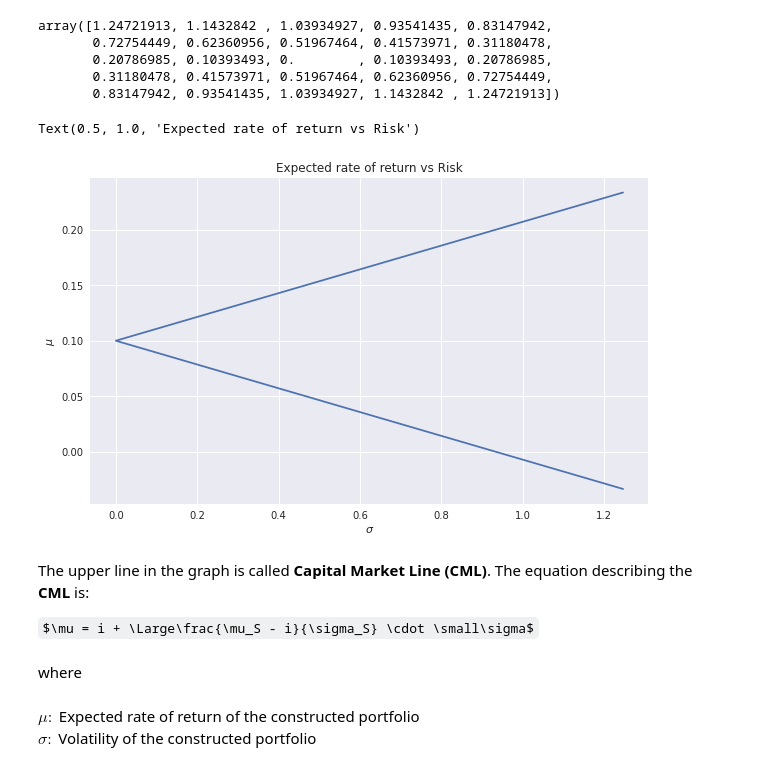
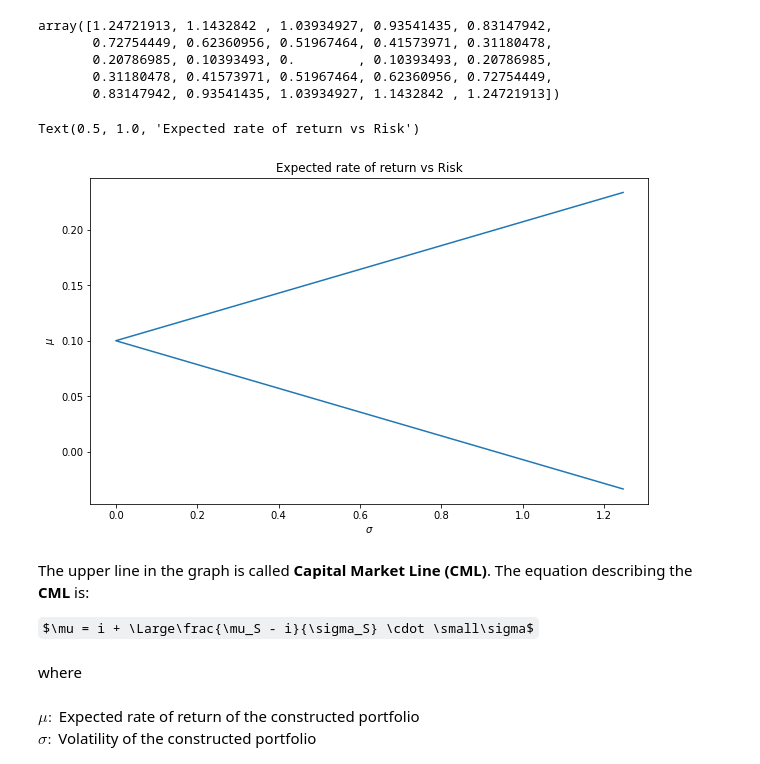
Before and after one commit to adevrent/TPQ_CPF, a Jupyter notebook: Financial Theory with Python/chapter3.ipynb, the cells around one changed output. Saved outputs shown, nothing was run; the diff lists cells and outputs as text; code cells hidden in the pictures; some formulas as TeX source.

```diff
--- a/Financial Theory with Python/chapter3.ipynb
+++ b/Financial Theory with Python/chapter3.ipynb
@@ -36,7 +36,6 @@ array([[19.86232075, 14.52355934, 11.85417864],
 # %%
 import matplotlib.pyplot as plt
 from mpl_toolkits.mplot3d import Axes3D
-plt.style.use("seaborn")
 # %%
 fig = plt.figure(figsize=(14, 10))  # an empty canvas is created
 ax = fig.add_subplot(111, projection="3d")  # A subplot for a 3d object is added.
@@ -271,15 +270,14 @@ array([1.24721913, 1.1432842 , 1.03934927, 0.93541435, 0.83147942,
        0.31180478, 0.41573971, 0.51967464, 0.62360956, 0.72754449,
        0.83147942, 0.93541435, 1.03934927, 1.1432842 , 1.24721913])
 # %%
-plt.style.use("seaborn")
 fig, ax = plt.subplots(figsize=(10, 6))
 ax.plot(sigma, mu)
 ax.set_xlabel("$\sigma$")
 ax.set_ylabel("$\mu$")
 ax.set_title("Expected rate of return vs Risk")
 # %% [output]
 Text(0.5, 1.0, 'Expected rate of return vs Risk')
-[figure, old version]
+[figure, new version]
 # %% [markdown]
 The upper line in the graph is called **Capital Market Line (CML)**. The equation describing the **CML** is:
 
```
Also changed, not shown: parts of 3 cells of this notebook, 1 other file.
